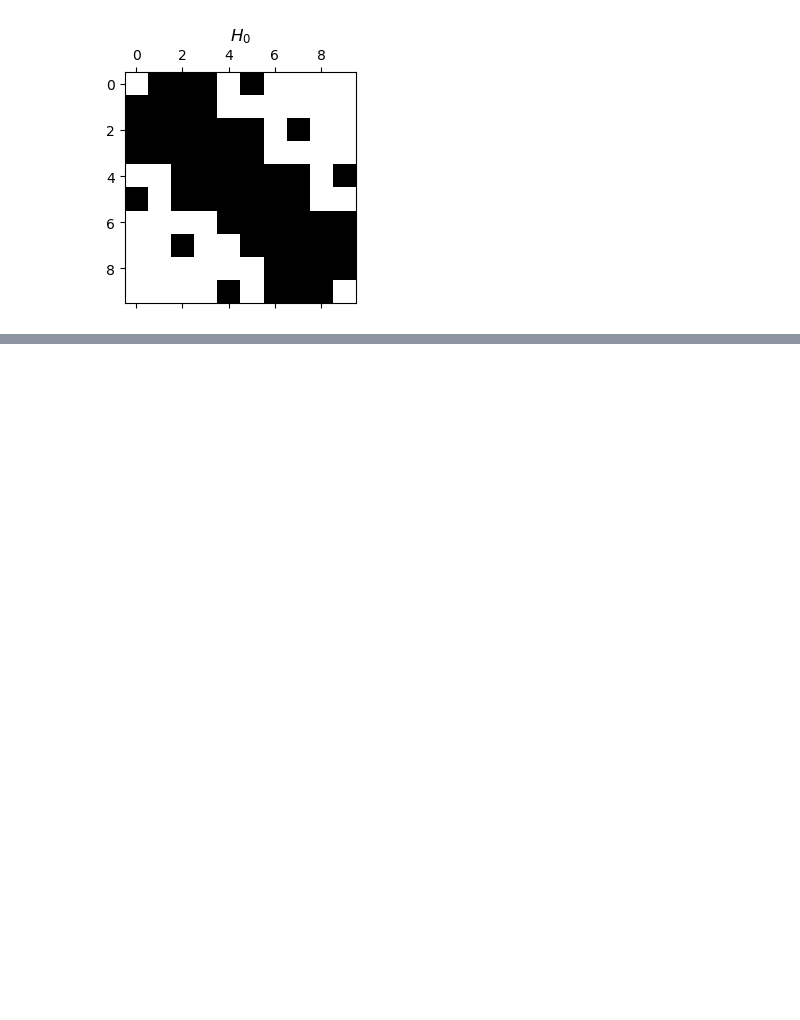
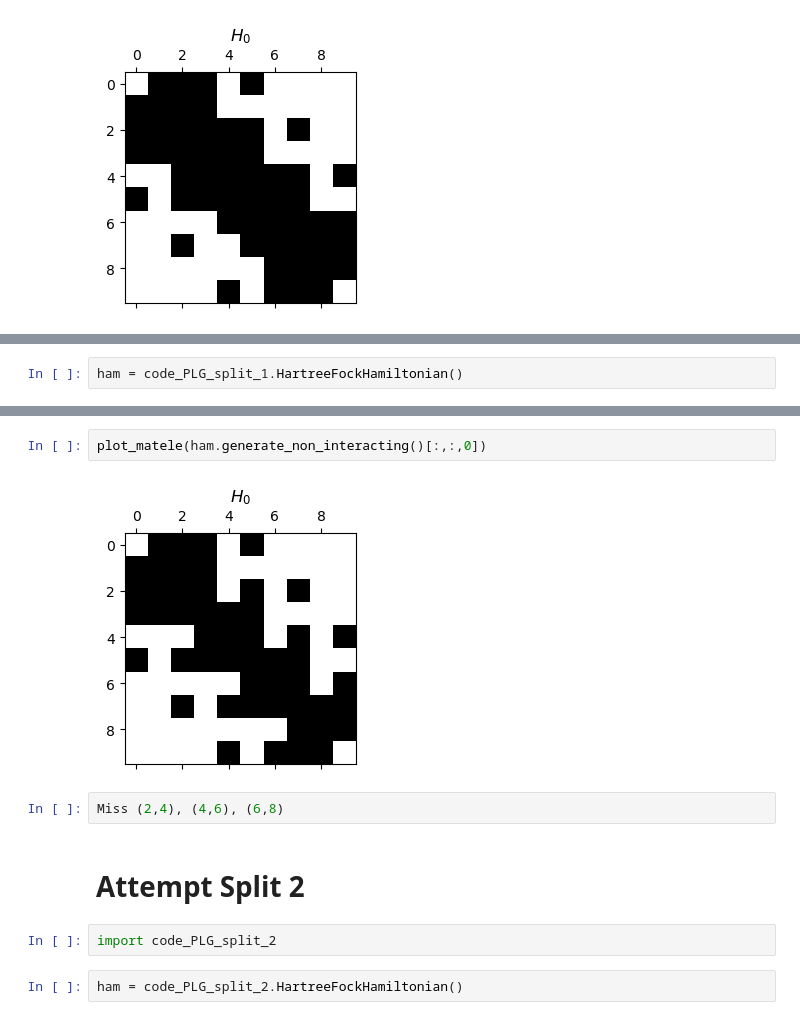
Before and after one commit to hainingpan/HartreeFock_GPT, a Jupyter notebook: test_coding/Outputs_o1/PLG.ipynb, the cells around one changed output, grey strips where cells are left out. Cells and saved outputs as stored; diff of their text form; blank space fills up the shorter version.

```diff
--- a/test_coding/Outputs_o1/PLG.ipynb
+++ b/test_coding/Outputs_o1/PLG.ipynb
@@ -61,0 +66,2 @@ plot_matele(ham.generate_non_interacting()[:,:,0])
+# %%
+ham = code_PLG_split_1.HartreeFockHamiltonian()
@@ -61,0 +72,12 @@ plot_matele(ham.generate_non_interacting()[:,:,0])
+# %%
+plot_matele(ham.generate_non_interacting()[:,:,0])
+# %% [output]
+[figure, added]
+# %%
+Miss (2,4), (4,6), (6,8)
+# %% [markdown]
+# Attempt Split 2
+# %%
+import code_PLG_split_2
+# %%
+ham = code_PLG_split_2.HartreeFockHamiltonian()
```
Also changed, not shown: parts of 9 cells of this notebook, 6 other files.
